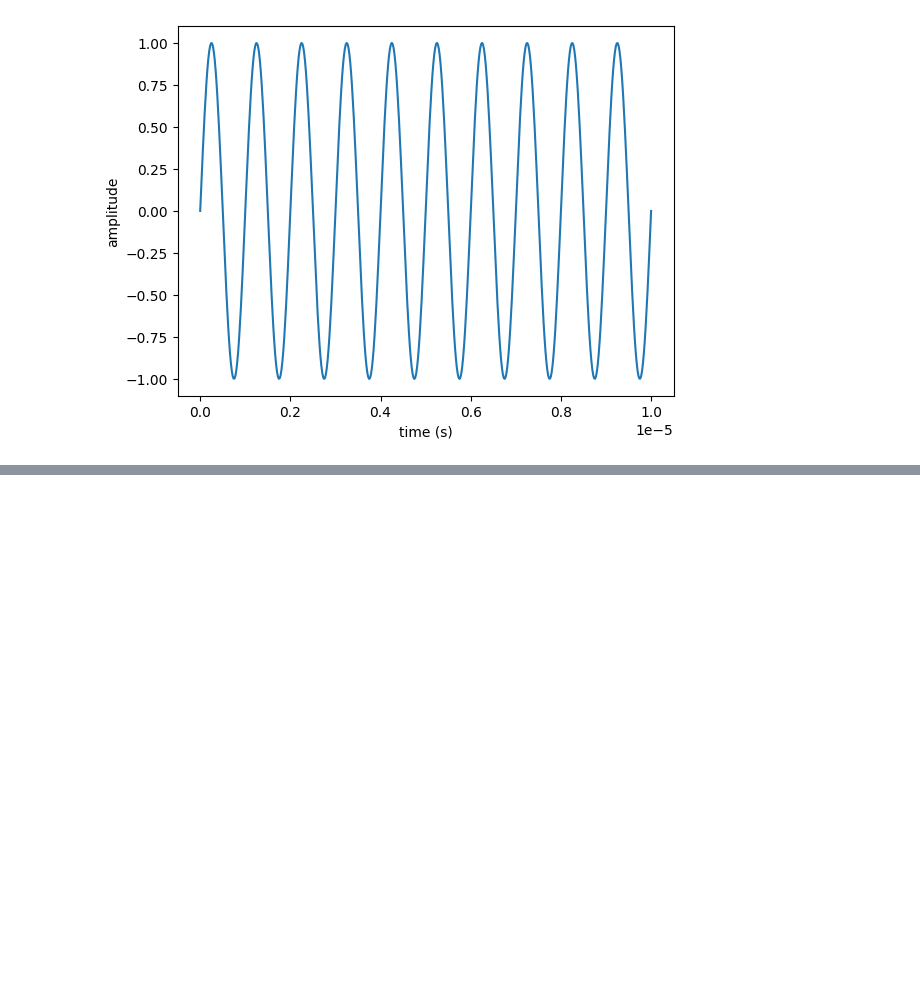
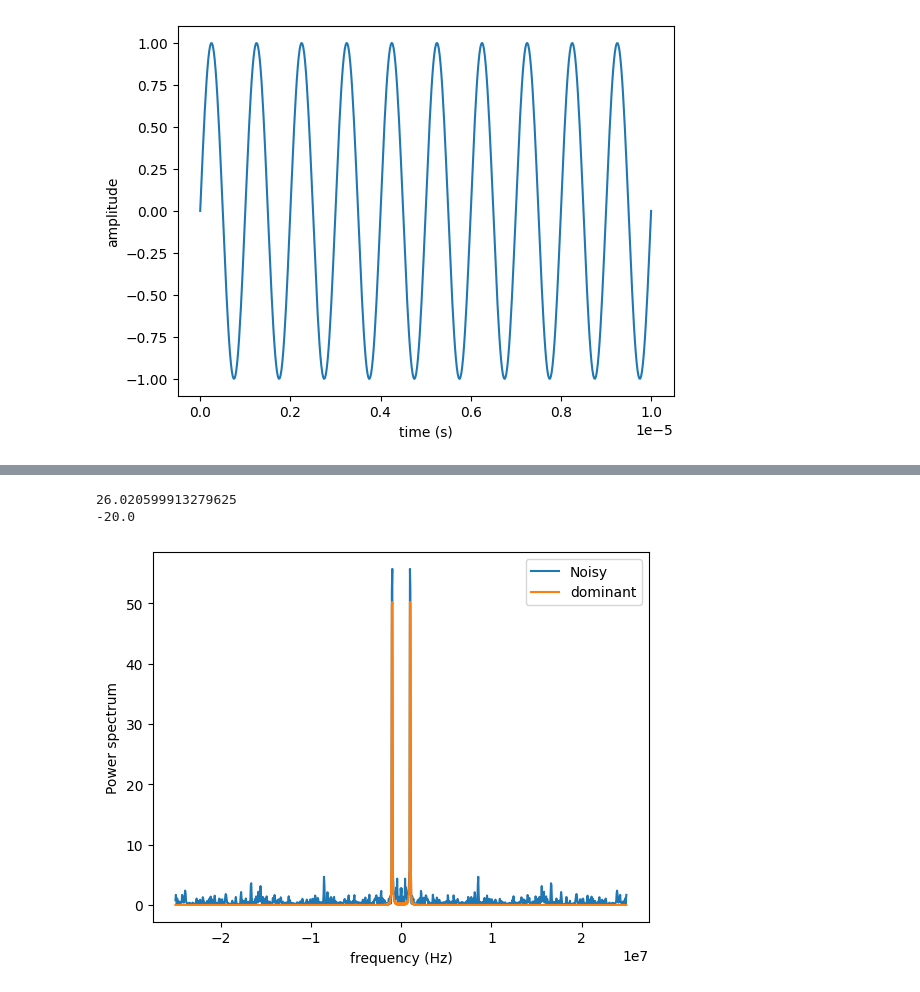
Before and after one commit to Sandermi99/MEDT4165, a Jupyter notebook: Exercise1_SPUltrasound.ipynb, the cells around one changed output, grey strips where cells are left out. Cells and saved outputs as stored; diff of their text form; code cells hidden in the pictures; blank space fills up the shorter version.

```diff
--- a/Exercise1_SPUltrasound.ipynb
+++ b/Exercise1_SPUltrasound.ipynb
@@ -70,0 +71,31 @@ plt.show()
+# %%
+#Calculating the signal-to-noise ratio (SNR)
+
+SNR_est_a = np.mean(sig_amp_high**2)/np.mean(noise_amp_low**2)
+SNR_est_b = np.mean(sig_amp_low**2)/np.mean(noise_amp_high**2)
+SNR_est_a_dB = 10*np.log10(SNR_est_a)
+SNR_est_b_dB = 10*np.log10(SNR_est_b)
+print(SNR_est_a_dB)
+print(SNR_est_b_dB)
+# %% [output]
+26.020599913279625
+-20.0
+# %%
+#Power spectrum (frequency) analysis
+Nfft = 1024
+Y_noisy = np.fft.fft(y_noisy, Nfft)
+Y_dominant = np.fft.fft(y, Nfft)
+
+Ps_noisy = (1/Nfft)*np.abs(Y_noisy)**2
+Ps_dominant = (1/Nfft)*np.abs(Y_dominant)**2
+Pshiftet_noisy = np.fft.fftshift(Ps_noisy)
+Pshiftet_dominant = np.fft.fftshift(Ps_dominant)
+f = np.fft.fftshift(np.fft.fftfreq(Nfft, 1/fc))
+plt.xlabel("frequency (Hz)")
+plt.ylabel("Power spectrum")
+plt.plot(f, Pshiftet_noisy, label = "Noisy")
+plt.plot(f, Pshiftet_dominant, label = "dominant")
+plt.legend()
+plt.show()
+# %% [output]
+[figure, added]
```
Also changed, not shown: parts of 3 cells of this notebook.
